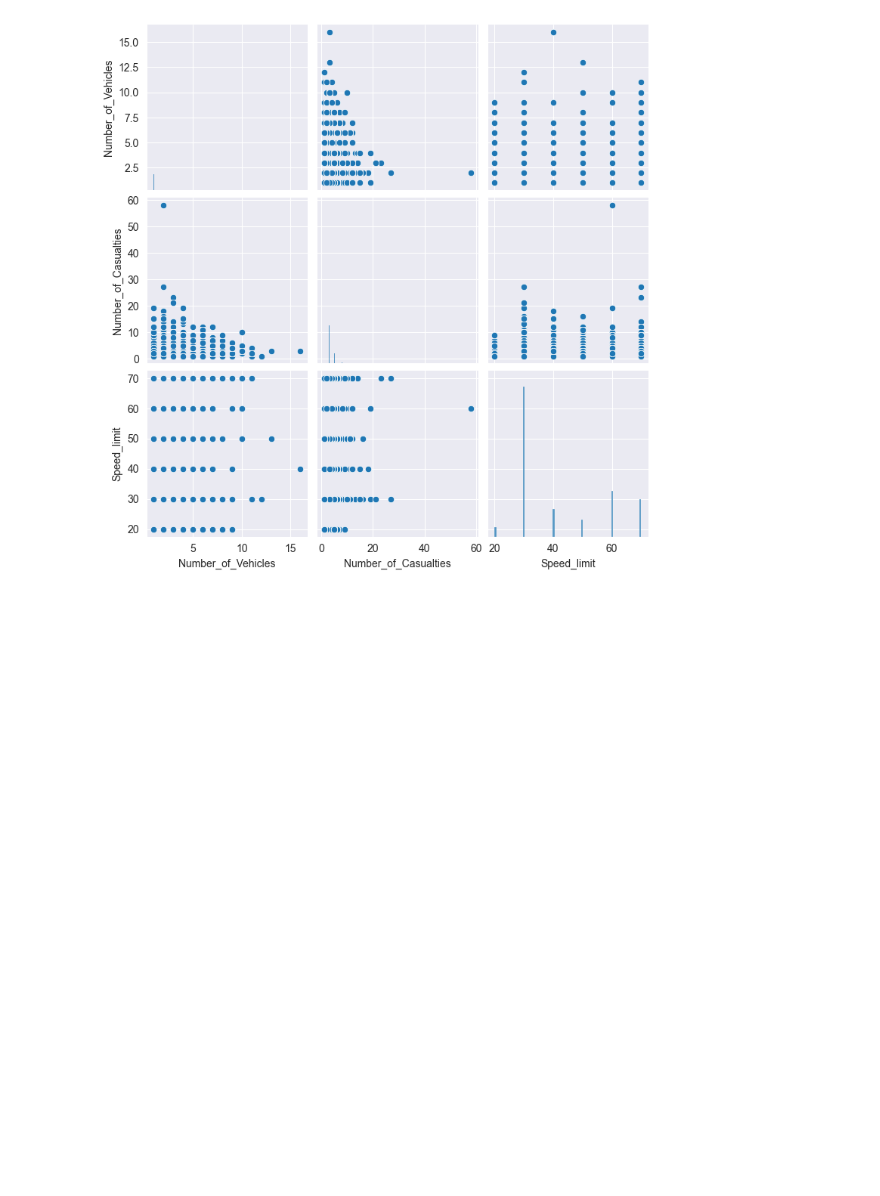
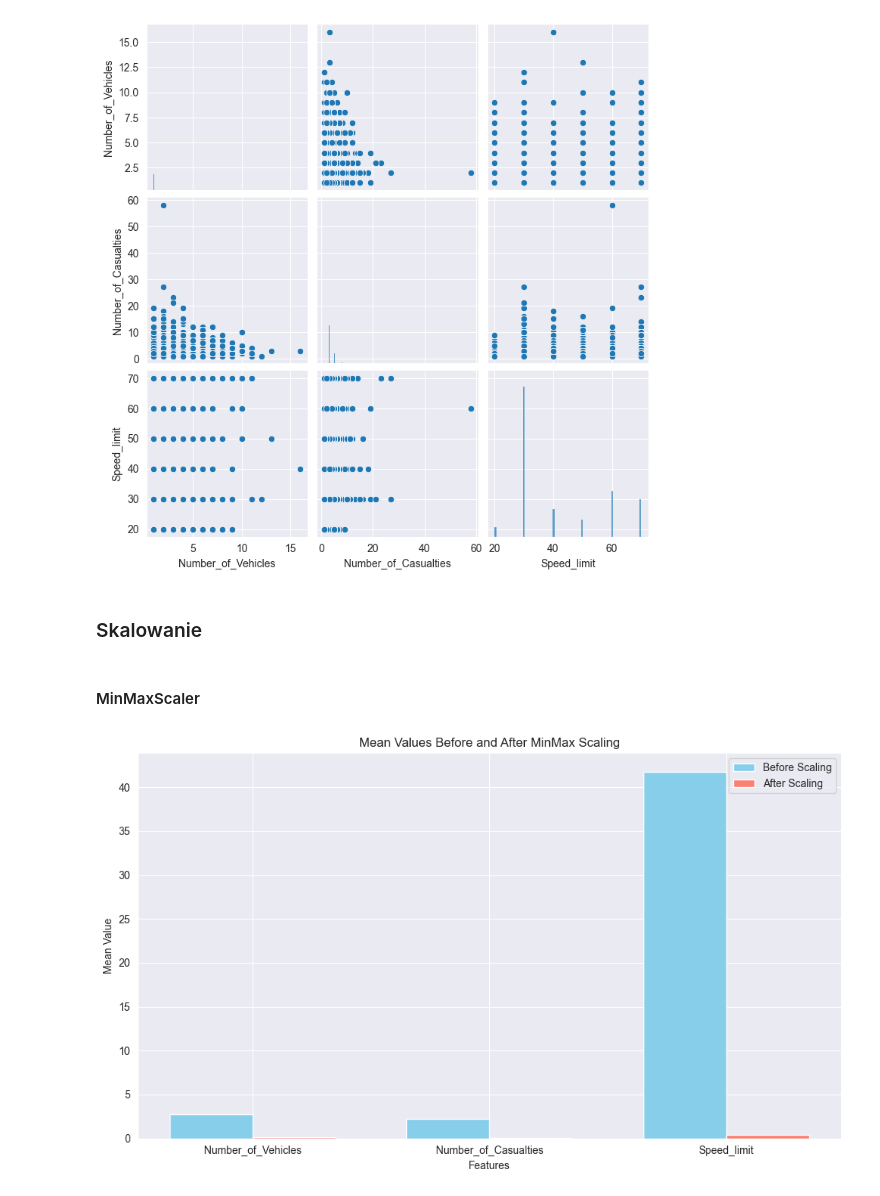
Before and after one commit to 3ldad/MOW2_Proj1, a Jupyter notebook: Analizy.ipynb, the cells around one changed output. Cells and saved outputs as stored; diff of their text form; code cells hidden in the pictures; blank space fills up the shorter version.

Commit message:
Adding scaling + fix map

```diff
--- a/Analizy.ipynb
+++ b/Analizy.ipynb
@@ -441,3 +444,41 @@ sns.pairplot(data_to_plot)
 plt.show()
 # %% [output]
 [figure]
+# %% [markdown]
+### Skalowanie
+# %% [markdown]
+#### MinMaxScaler
+# %%
+features_to_scale = ['Number_of_Vehicles', 'Number_of_Casualties', 'Speed_limit']
+
+scaler = MinMaxScaler()
+scaled_features = scaler.fit_transform(Comp_data[features_to_scale])
+
+Comp_data_scaled = Comp_data.copy()
+Comp_data_scaled[features_to_scale] = scaled_features
+# %%
+n_features = len(features_to_scale)
+
+data_before_after_scal = np.zeros((2, n_features))
+
+for i, feature in enumerate(features_to_scale):
+    data_before_after_scal[0, i] = Comp_data[feature].mean()
+    data_before_after_scal[1, i] = Comp_data_scaled[feature].mean()
+
+plt.figure(figsize=(10, 6))
+bar_width = 0.35
+index = np.arange(n_features)
+
+plt.bar(index, data_before_after_scal[0], bar_width, label='Before Scaling', color='skyblue')
+plt.bar(index + bar_width, data_before_after_scal[1], bar_width, label='After Scaling', color='salmon')
+
+plt.xlabel('Features')
+plt.ylabel('Mean Value')
+plt.title('Mean Values Before and After MinMax Scaling')
+plt.xticks(index + bar_width / 2, features_to_scale)
+plt.legend()
+
+plt.tight_layout()
+plt.show()
+# %% [output]
+[figure, added]
```
Also changed, not shown: parts of 8 cells of this notebook.
